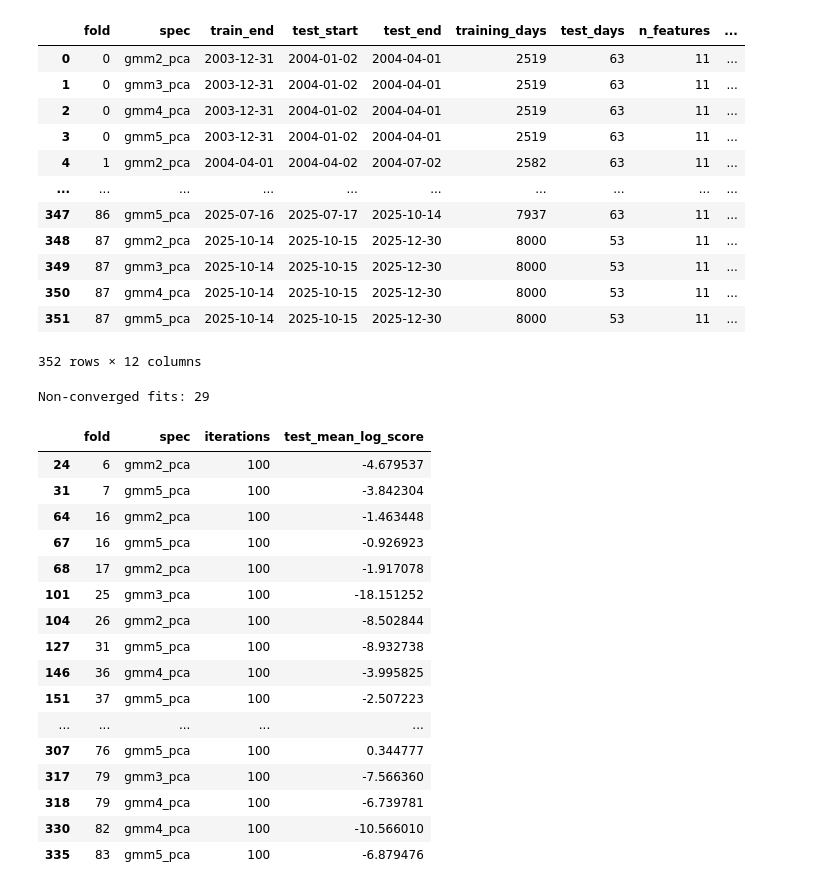
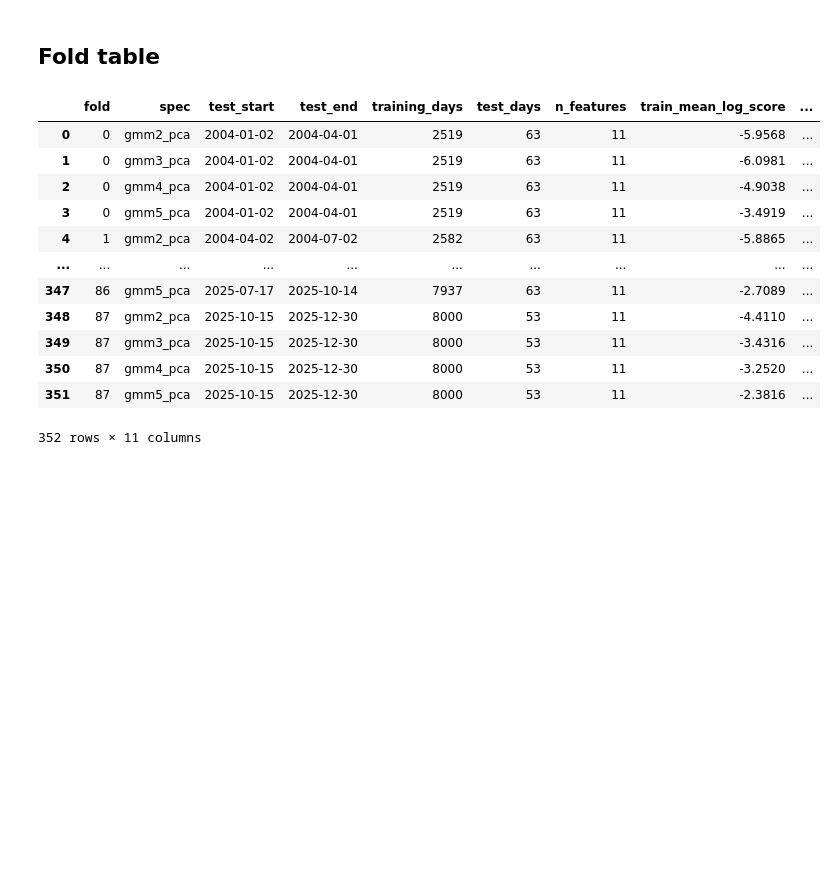
Before and after one commit to leoyxngg/FlexibleEmissionHMM, a Jupyter notebook: notebooks/sp500/heldout_results.ipynb, the cells around one changed output. Cells and saved outputs as stored; diff of their text form; code cells hidden in the pictures; blank space fills up the shorter version.

```diff
--- a/notebooks/sp500/heldout_results.ipynb
+++ b/notebooks/sp500/heldout_results.ipynb
@@ -162,41 +177,20 @@ if paired_rows:
+# %% [markdown]
+## Fold table
 # %%
-# Inspect individual blocks, dimension changes, and optimization failures.
-display(folds[["fold", "spec", "train_end", "test_start", "test_end", "training_days",
-               "test_days", "n_features", "train_mean_log_score", "test_mean_log_score",
+display(folds[["fold", "spec", "test_start", "test_end", "training_days", "test_days",
+               "n_features", "train_mean_log_score", "test_mean_log_score",
                "converged", "iterations"]].round(4))
-failures = folds.loc[~folds["converged"]]
-print("Non-converged fits:", len(failures))
-if not failures.empty:
-    display(failures[["fold", "spec", "iterations", "test_mean_log_score"]])
 # %% [output]
-|  | fold | spec | train_end | test_start | test_end | training_days | test_days | n_features | ... |
-| 0 | 0 | gmm2_pca | 2003-12-31 | 2004-01-02 | 2004-04-01 | 2519 | 63 | 11 | ... |
-| 1 | 0 | gmm3_pca | 2003-12-31 | 2004-01-02 | 2004-04-01 | 2519 | 63 | 11 | ... |
-| 2 | 0 | gmm4_pca | 2003-12-31 | 2004-01-02 | 2004-04-01 | 2519 | 63 | 11 | ... |
-| 3 | 0 | gmm5_pca | 2003-12-31 | 2004-01-02 | 2004-04-01 | 2519 | 63 | 11 | ... |
-| 4 | 1 | gmm2_pca | 2004-04-01 | 2004-04-02 | 2004-07-02 | 2582 | 63 | 11 | ... |
+|  | fold | spec | test_start | test_end | training_days | test_days | n_features | train_mean_log_score | ... |
+| 0 | 0 | gmm2_pca | 2004-01-02 | 2004-04-01 | 2519 | 63 | 11 | -5.9568 | ... |
+| 1 | 0 | gmm3_pca | 2004-01-02 | 2004-04-01 | 2519 | 63 | 11 | -6.0981 | ... |
+| 2 | 0 | gmm4_pca | 2004-01-02 | 2004-04-01 | 2519 | 63 | 11 | -4.9038 | ... |
+| 3 | 0 | gmm5_pca | 2004-01-02 | 2004-04-01 | 2519 | 63 | 11 | -3.4919 | ... |
+| 4 | 1 | gmm2_pca | 2004-04-02 | 2004-07-02 | 2582 | 63 | 11 | -5.8865 | ... |
 | ... | ... | ... | ... | ... | ... | ... | ... | ... | ... |
-| 347 | 86 | gmm5_pca | 2025-07-16 | 2025-07-17 | 2025-10-14 | 7937 | 63 | 11 | ... |
-| 348 | 87 | gmm2_pca | 2025-10-14 | 2025-10-15 | 2025-12-30 | 8000 | 53 | 11 | ... |
-| 349 | 87 | gmm3_pca | 2025-10-14 | 2025-10-15 | 2025-12-30 | 8000 | 53 | 11 | ... |
-| 350 | 87 | gmm4_pca | 2025-10-14 | 2025-10-15 | 2025-12-30 | 8000 | 53 | 11 | ... |
-| 351 | 87 | gmm5_pca | 2025-10-14 | 2025-10-15 | 2025-12-30 | 8000 | 53 | 11 | ... |
+| 347 | 86 | gmm5_pca | 2025-07-17 | 2025-10-14 | 7937 | 63 | 11 | -2.7089 | ... |
+| 348 | 87 | gmm2_pca | 2025-10-15 | 2025-12-30 | 8000 | 53 | 11 | -4.4110 | ... |
+| 349 | 87 | gmm3_pca | 2025-10-15 | 2025-12-30 | 8000 | 53 | 11 | -3.4316 | ... |
+| 350 | 87 | gmm4_pca | 2025-10-15 | 2025-12-30 | 8000 | 53 | 11 | -3.2520 | ... |
+| 351 | 87 | gmm5_pca | 2025-10-15 | 2025-12-30 | 8000 | 53 | 11 | -2.3816 | ... |
-352 rows × 12 columns
+352 rows × 11 columns
-Non-converged fits: 29
-|  | fold | spec | iterations | test_mean_log_score |
-| 24 | 6 | gmm2_pca | 100 | -4.679537 |
-| 31 | 7 | gmm5_pca | 100 | -3.842304 |
-| 64 | 16 | gmm2_pca | 100 | -1.463448 |
-| 67 | 16 | gmm5_pca | 100 | -0.926923 |
-| 68 | 17 | gmm2_pca | 100 | -1.917078 |
-| 101 | 25 | gmm3_pca | 100 | -18.151252 |
-| 104 | 26 | gmm2_pca | 100 | -8.502844 |
-| 127 | 31 | gmm5_pca | 100 | -8.932738 |
-| 146 | 36 | gmm4_pca | 100 | -3.995825 |
-| 151 | 37 | gmm5_pca | 100 | -2.507223 |
-| ... | ... | ... | ... | ... |
-| 307 | 76 | gmm5_pca | 100 | 0.344777 |
-| 317 | 79 | gmm3_pca | 100 | -7.566360 |
-| 318 | 79 | gmm4_pca | 100 | -6.739781 |
-| 330 | 82 | gmm4_pca | 100 | -10.566010 |
-| 335 | 83 | gmm5_pca | 100 | -6.879476 |
```
Also changed, not shown: parts of 13 cells of this notebook, 41 other files.
